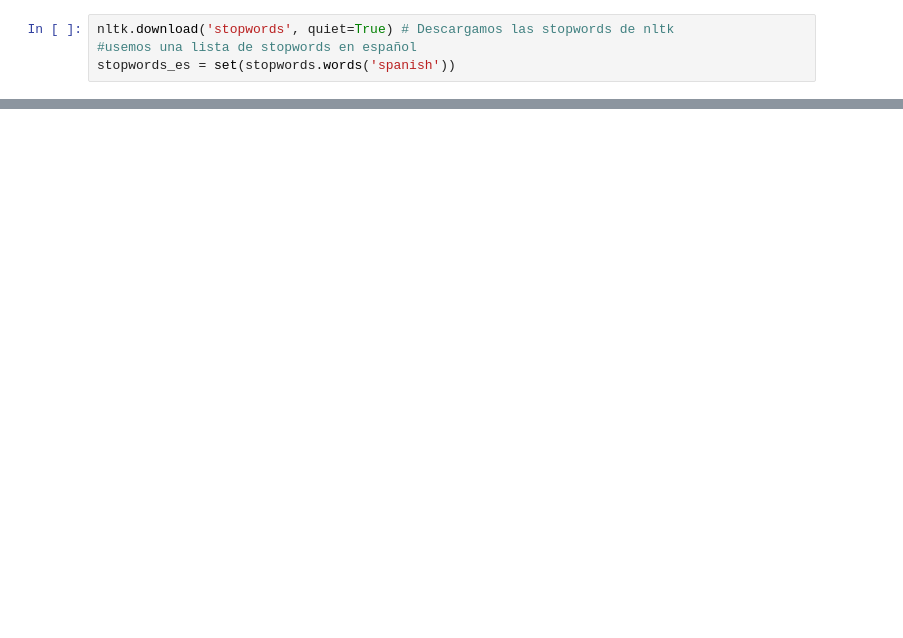
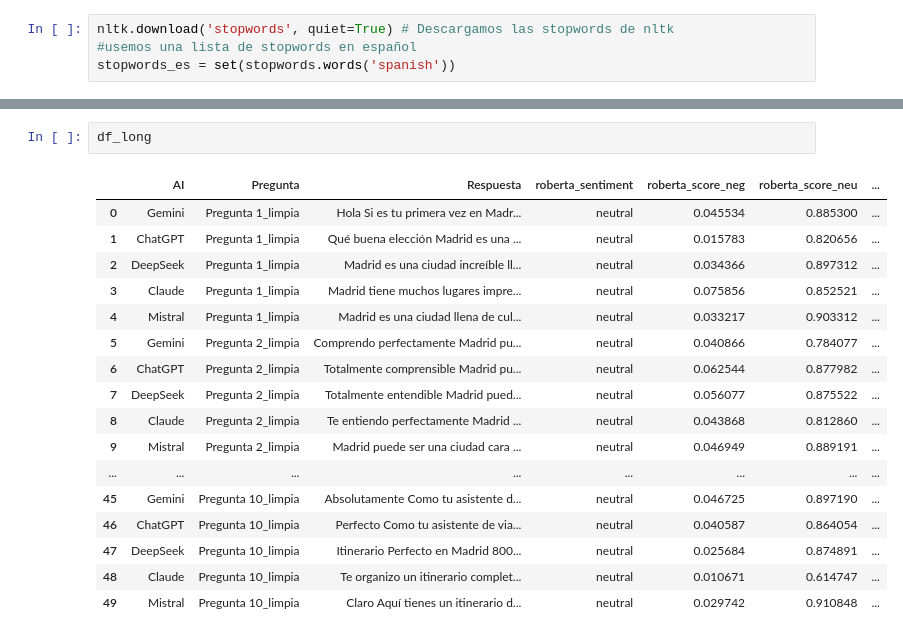
Before and after one commit to lonj22803/prueba_inicial_preguntas, a Jupyter notebook: analisis_respuestas.ipynb, the cells around one changed output, grey strips where cells are left out. Drawn from its saved outputs; the diff is of its cells as text; blank space fills up the shorter version.

```diff
--- a/analisis_respuestas.ipynb
+++ b/analisis_respuestas.ipynb
@@ -33,0 +303,20 @@ base_datos.head(10)
+# %%
+df_long
+# %% [output]
+|  | AI | Pregunta | Respuesta | roberta_sentiment | roberta_score_neg | roberta_score_neu | ... |
+| 0 | Gemini | Pregunta 1_limpia | Hola Si es tu primera vez en Madr... | neutral | 0.045534 | 0.885300 | ... |
+| 1 | ChatGPT | Pregunta 1_limpia | Qué buena elección Madrid es una ... | neutral | 0.015783 | 0.820656 | ... |
+| 2 | DeepSeek | Pregunta 1_limpia | Madrid es una ciudad increíble ll... | neutral | 0.034366 | 0.897312 | ... |
+| 3 | Claude | Pregunta 1_limpia | Madrid tiene muchos lugares impre... | neutral | 0.075856 | 0.852521 | ... |
+| 4 | Mistral | Pregunta 1_limpia | Madrid es una ciudad llena de cul... | neutral | 0.033217 | 0.903312 | ... |
+| 5 | Gemini | Pregunta 2_limpia | Comprendo perfectamente Madrid pu... | neutral | 0.040866 | 0.784077 | ... |
+| 6 | ChatGPT | Pregunta 2_limpia | Totalmente comprensible Madrid pu... | neutral | 0.062544 | 0.877982 | ... |
+| 7 | DeepSeek | Pregunta 2_limpia | Totalmente entendible Madrid pued... | neutral | 0.056077 | 0.875522 | ... |
+| 8 | Claude | Pregunta 2_limpia | Te entiendo perfectamente Madrid ... | neutral | 0.043868 | 0.812860 | ... |
+| 9 | Mistral | Pregunta 2_limpia | Madrid puede ser una ciudad cara ... | neutral | 0.046949 | 0.889191 | ... |
+| ... | ... | ... | ... | ... | ... | ... | ... |
+| 45 | Gemini | Pregunta 10_limpia | Absolutamente Como tu asistente d... | neutral | 0.046725 | 0.897190 | ... |
+| 46 | ChatGPT | Pregunta 10_limpia | Perfecto Como tu asistente de via... | neutral | 0.040587 | 0.864054 | ... |
+| 47 | DeepSeek | Pregunta 10_limpia | Itinerario Perfecto en Madrid 800... | neutral | 0.025684 | 0.874891 | ... |
+| 48 | Claude | Pregunta 10_limpia | Te organizo un itinerario complet... | neutral | 0.010671 | 0.614747 | ... |
+| 49 | Mistral | Pregunta 10_limpia | Claro Aquí tienes un itinerario d... | neutral | 0.029742 | 0.910848 | ... |
```
Also changed, not shown: parts of 16 cells of this notebook, 1 other file.
